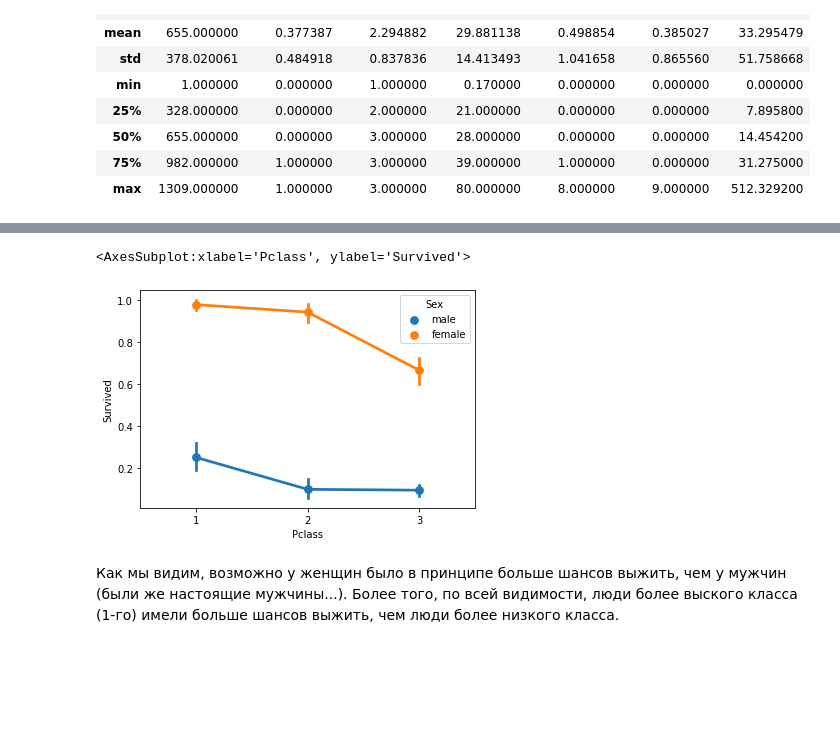
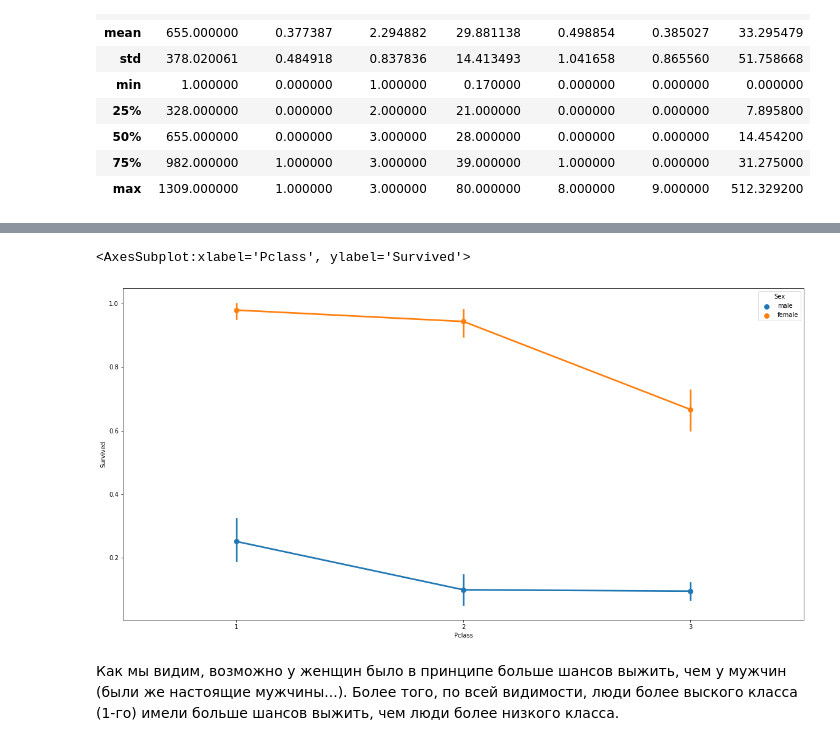
Before and after one commit to SidorinAnton/BI_2020-2021_Python, a Jupyter notebook: pandas_hw/src/EDA_titanic.ipynb, the cells around one changed output, grey strips where cells are left out. Saved outputs shown, nothing was run; the diff lists cells and outputs as text; code cells hidden in the pictures; blank space fills up the shorter version.

```diff
--- a/pandas_hw/src/EDA_titanic.ipynb
+++ b/pandas_hw/src/EDA_titanic.ipynb
@@ -37,9 +48,10 @@ sns.PairGrid(titanik).map(plt.scatter)
 # %%
 # Let's see, сould the class and gender of the passenger affect his survival
+plt.figure(figsize=(20, 10))
 sns.pointplot(y="Survived", x="Pclass", hue="Sex", data=titanik)
 # %% [output]
 <AxesSubplot:xlabel='Pclass', ylabel='Survived'>
-[figure, old version]
+[figure, new version]
 # %% [markdown]
 Как мы видим, возможно у женщин было в принципе больше шансов выжить, чем у мужчин (были же настоящие мужчины...).
 Более того, по всей видимости, люди более выского класса (1-го) имели больше шансов выжить, чем люди более низкого класса.
```
Also changed, not shown: parts of 4 cells of this notebook.
